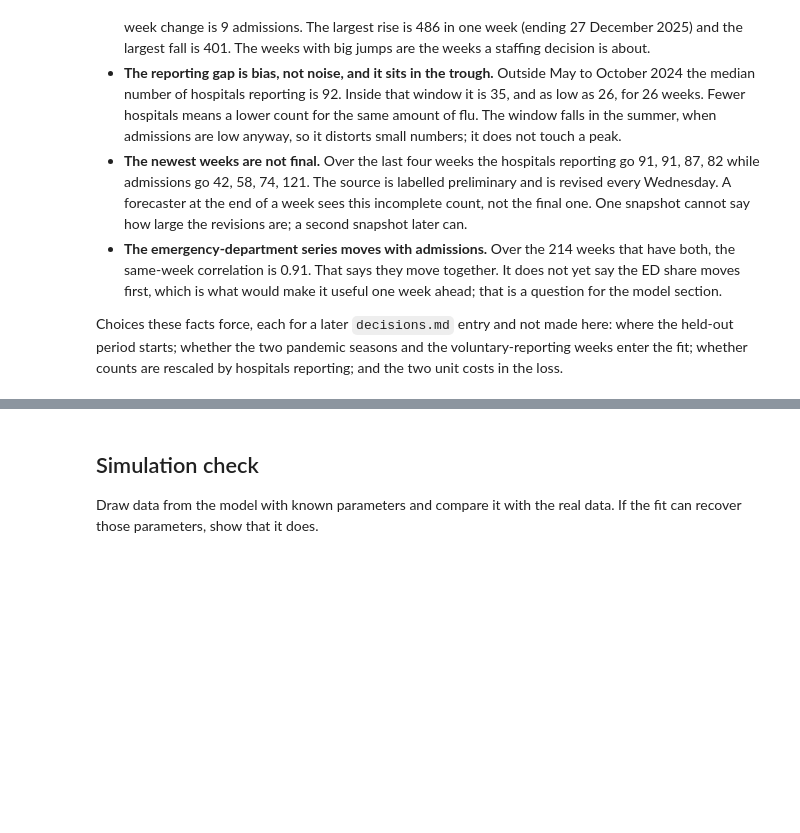
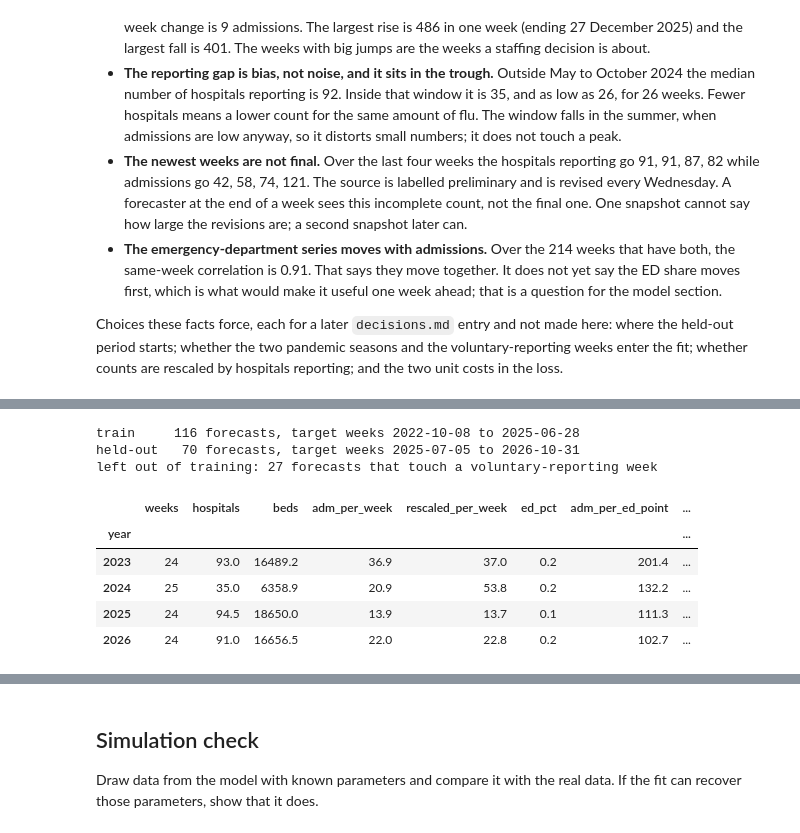
Before and after one commit to Rashed97/aii600-final-project, a Jupyter notebook: analysis.ipynb, the cells around one changed output, grey strips where cells are left out. Drawn from its saved outputs; the diff is of its cells as text; code cells hidden in the pictures; blank space fills up the shorter version.

```diff
--- a/analysis.ipynb
+++ b/analysis.ipynb
@@ -169,0 +174,34 @@ Hold out data the model never sees. When the decision is about a later time, hol
+# %%
+TREATMENT = "drop"               # "as-is", "drop", or "rescale"; see flu.weekly_frame
+
+frame = flu.weekly_frame(TREATMENT)
+train, held = frame[frame.set == "train"], frame[frame.set == "held-out"]
+for name, part in (("train", train), ("held-out", held)):
+    print(f"{name:9s} {len(part):3d} forecasts, target weeks {part.week_target.min().date()} to {part.week_target.max().date()}")
+print(f"left out of training: {len(flu.weekly_frame('as-is').query('set == \"train\"')) - len(train)} forecasts that touch a voluntary-reporting week")
+
+# Two checks on the voluntary weeks, 11 May to 26 October of each year.
+# (1) Admissions per point of ED flu share. The ED series comes from a different system and lost no hospitals in 2024.
+# (2) Inpatient beds at the hospitals that reported, a measure of how much of the state they cover.
+both = nhsn.merge(ed, on="week_end")
+md = both.week_end.dt.strftime("%m-%d")
+summer = both[(md >= "05-11") & (md <= "10-26") & (both.week_end.dt.year >= 2023)].copy()
+typical = both.loc[~both.regime.str.startswith("voluntary") & (both.week_end < flu.HELD_OUT_START), "pct_hosp_reporting"].median()
+summer["rescaled"] = summer.flu_adm * typical / summer.pct_hosp_reporting
+check = summer.groupby(summer.week_end.dt.year).agg(
+    weeks=("flu_adm", "size"), hospitals=("hosp_reporting", "median"), beds=("inpatient_beds", "median"),
+    adm_per_week=("flu_adm", "mean"), rescaled_per_week=("rescaled", "mean"), ed_pct=("ed_flu_pct", "mean"))
+check["adm_per_ed_point"] = check.adm_per_week / check.ed_pct
+check["rescaled_per_ed_point"] = check.rescaled_per_week / check.ed_pct
+check.index.name = "year"
+check.round(1)
+# %% [output]
+train     116 forecasts, target weeks 2022-10-08 to 2025-06-28
+held-out   70 forecasts, target weeks 2025-07-05 to 2026-10-31
+left out of training: 27 forecasts that touch a voluntary-reporting week
+|  | weeks | hospitals | beds | adm_per_week | rescaled_per_week | ed_pct | adm_per_ed_point | ... |
+| year |  |  |  |  |  |  |  | ... |
+| 2023 | 24 | 93.0 | 16489.2 | 36.9 | 37.0 | 0.2 | 201.4 | ... |
+| 2024 | 25 | 35.0 | 6358.9 | 20.9 | 53.8 | 0.2 | 132.2 | ... |
+| 2025 | 24 | 94.5 | 18650.0 | 13.9 | 13.7 | 0.1 | 111.3 | ... |
+| 2026 | 24 | 91.0 | 16656.5 | 22.0 | 22.8 | 0.2 | 102.7 | ... |
```
Also changed, not shown: parts of 11 cells of this notebook, 4 other files.
